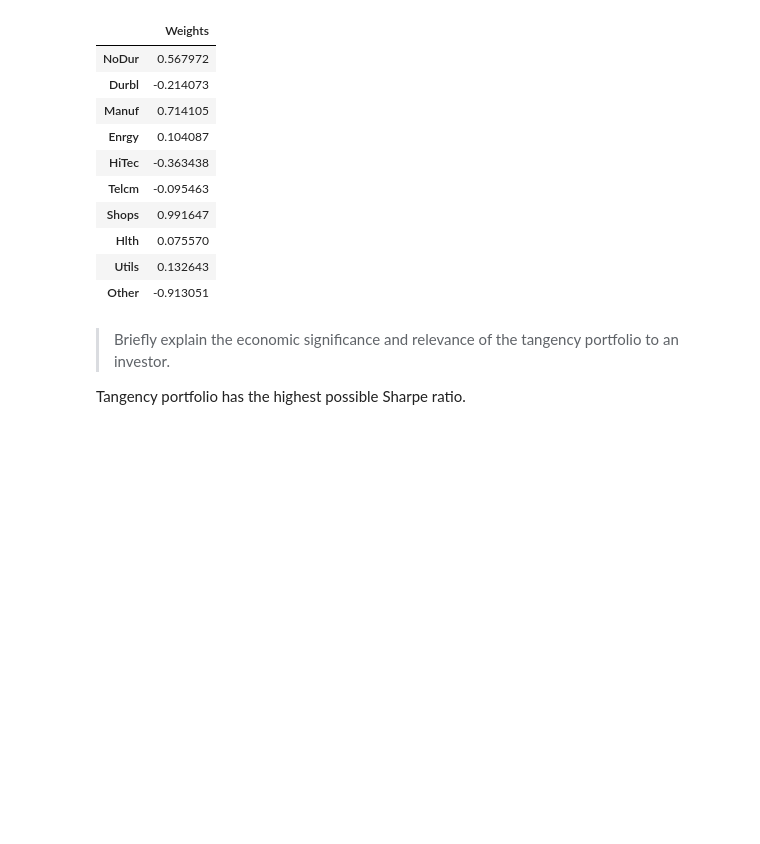
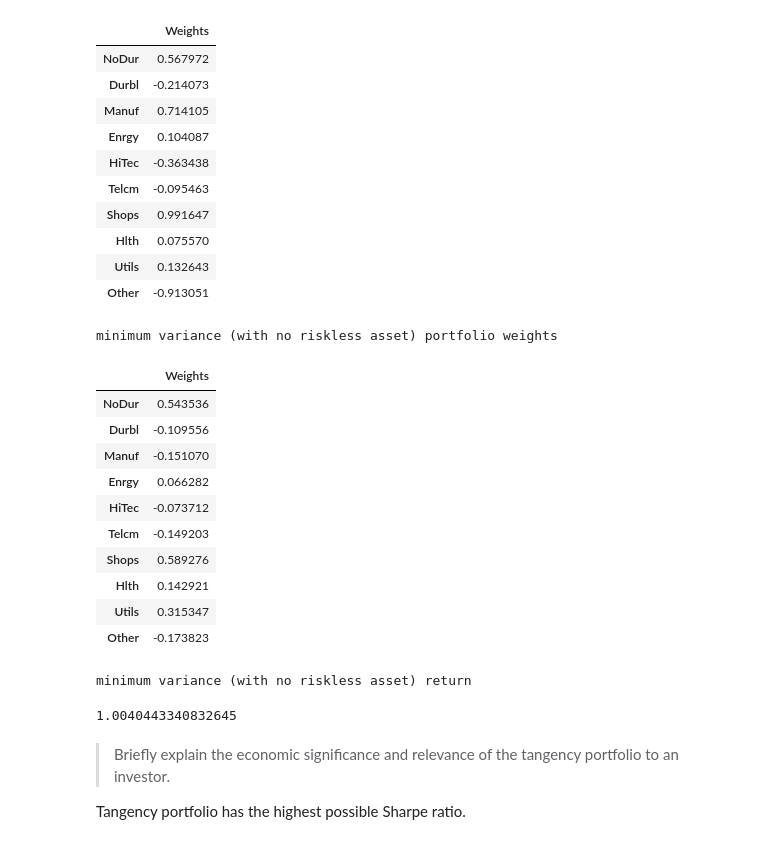
Before and after one commit to changjulian17/mqf_practice, a Jupyter notebook: QF600_Asset_Pricing/Homework_1/efficient_frontier.ipynb, the cells around one changed output. Drawn from its saved outputs; the diff is of its cells as text; code cells hidden in the pictures; blank space fills up the shorter version.

```diff
--- a/QF600_Asset_Pricing/Homework_1/efficient_frontier.ipynb
+++ b/QF600_Asset_Pricing/Homework_1/efficient_frontier.ipynb
@@ -16,7 +16,7 @@ import matplotlib.pyplot as plt
 
 
 warnings.filterwarnings("ignore", category=UserWarning, module="openpyxl")
-df = pd.read_excel('Industry_Portfolios.xlsx', index_col='Date')
+df_industries = pd.read_excel('Industry_Portfolios.xlsx', index_col='Date')
 # %% [markdown]
 >Create a table showing the mean return and standard deviation of return for the ten industry portfolios.
 # %%
@@ -53,7 +55,7 @@ Mean and Standard Deviation for each column:
 # %%
-R = df.mean().values
-V = df.cov().values
-e = np.ones(len(df.columns)).T
+R = df_industries.mean().values
+V = df_industries.cov().values
+e = np.ones(len(df_industries.columns)).T
 
 alpha = R.T@np.linalg.inv(V)@e
 zeta  = R.T@np.linalg.inv(V)@R
@@ -155,6 +157,30 @@ tangency portfolio weights
 | Hlth | 0.075570 |
 | Utils | 0.132643 |
 | Other | -0.913051 |
+# %%
+w_star = (delta*R_mv-alpha)/(zeta*delta-alpha**2)*np.linalg.inv(V)@R \
+         +(zeta-alpha*R_mv)/(zeta*delta-alpha**2)*np.linalg.inv(V)@e
+print(f"minimum variance (with no riskless asset) portfolio weights")
+pd.DataFrame(w_star, df_industries.columns,columns=['Weights'])
+# %% [output]
+minimum variance (with no riskless asset) portfolio weights
+|  | Weights |
+| NoDur | 0.543536 |
+| Durbl | -0.109556 |
+| Manuf | -0.151070 |
+| Enrgy | 0.066282 |
+| HiTec | -0.073712 |
+| Telcm | -0.149203 |
+| Shops | 0.589276 |
+| Hlth | 0.142921 |
+| Utils | 0.315347 |
+| Other | -0.173823 |
+# %%
+print(f"minimum variance (with no riskless asset) return")
+R.T@w_star
+# %% [output]
+minimum variance (with no riskless asset) return
+1.0040443340832645
 # %% [markdown]
 > Briefly explain the economic significance and relevance of the tangency portfolio to an investor.
 >
```
Also changed, not shown: parts of 3 cells of this notebook, 7 other files.
